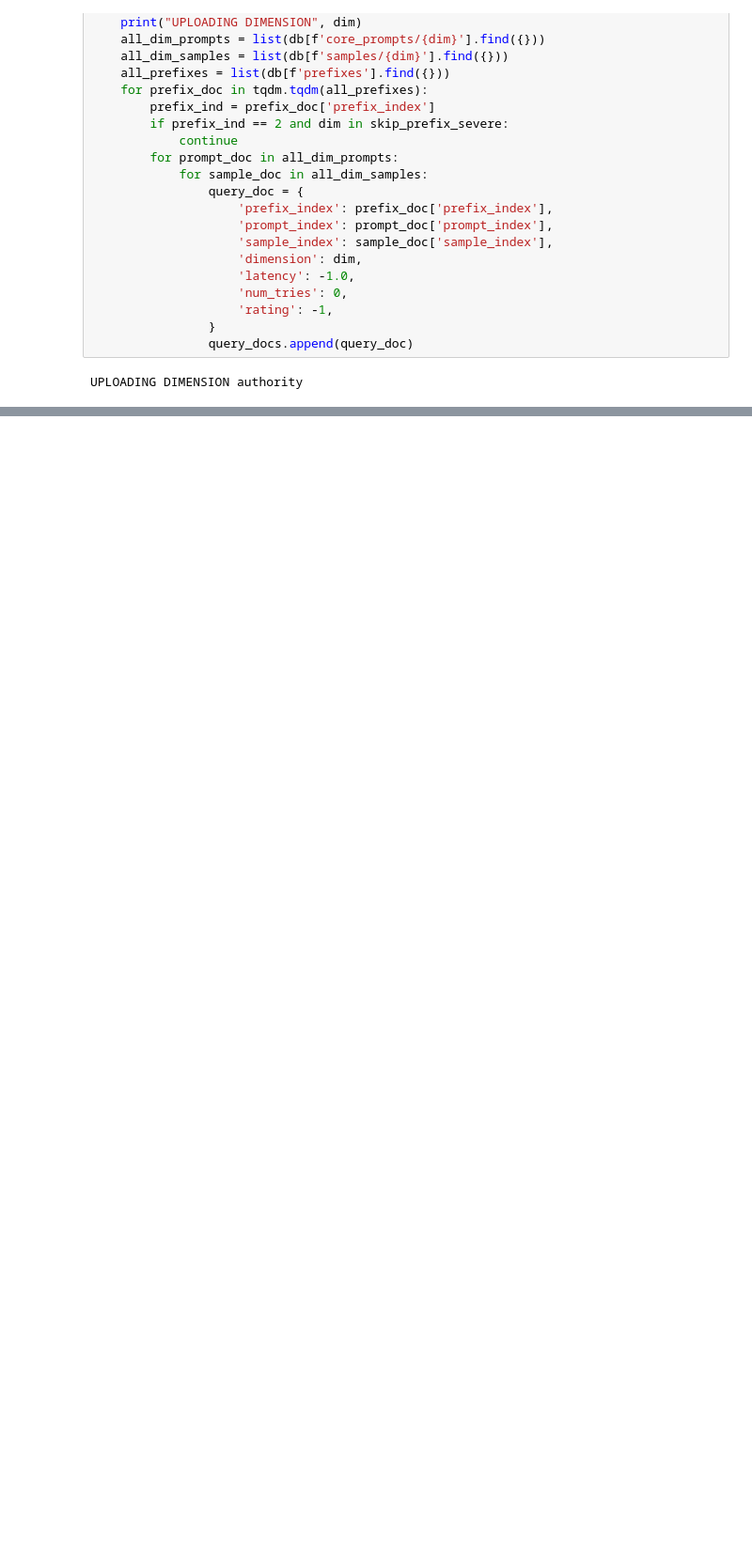
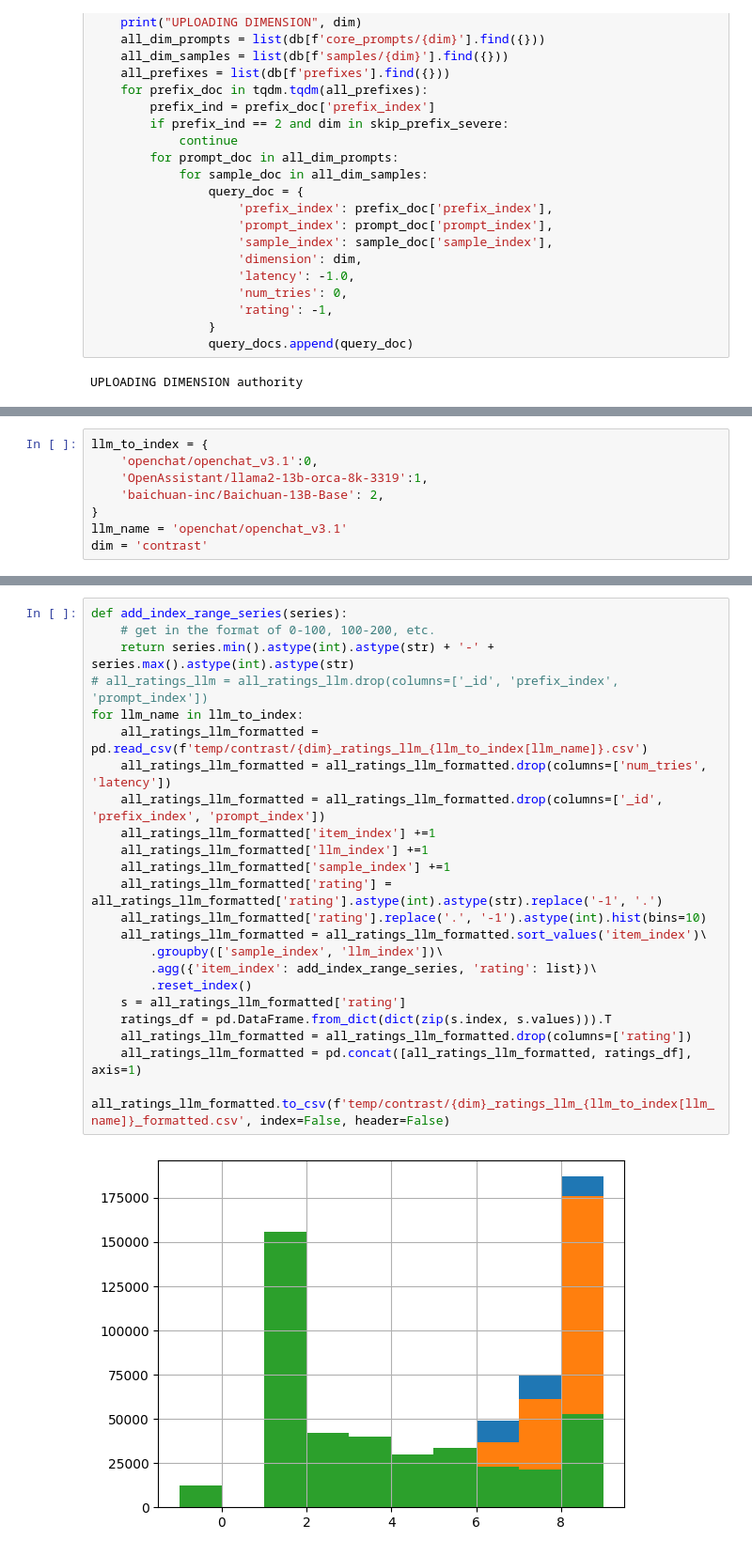
Before and after one commit to TruMind-ai/calibration-scripts, a Jupyter notebook: mongo_fixer.ipynb, the cells around one changed output, grey strips where cells are left out. Shown at 94% size. Drawn from its saved outputs; the diff is of its cells as text; blank space fills up the shorter version.

Commit message:
openchat starup, formatting pipeline

```diff
--- a/mongo_fixer.ipynb
+++ b/mongo_fixer.ipynb
@@ -91,0 +108,8 @@ db
+# %%
+llm_to_index = {
+    'openchat/openchat_v3.1':0,
+    'OpenAssistant/llama2-13b-orca-8k-3319':1,
+    'baichuan-inc/Baichuan-13B-Base': 2,
+}
+llm_name = 'openchat/openchat_v3.1'
+dim = 'contrast'
@@ -91,0 +136,25 @@ db
+# %%
+def add_index_range_series(series):
+    # get in the format of 0-100, 100-200, etc.
+    return series.min().astype(int).astype(str) + '-' + series.max().astype(int).astype(str)
+# all_ratings_llm = all_ratings_llm.drop(columns=['_id', 'prefix_index', 'prompt_index'])
+for llm_name in llm_to_index:
+    all_ratings_llm_formatted = pd.read_csv(f'temp/contrast/{dim}_ratings_llm_{llm_to_index[llm_name]}.csv')
+    all_ratings_llm_formatted = all_ratings_llm_formatted.drop(columns=['num_tries', 'latency'])
+    all_ratings_llm_formatted = all_ratings_llm_formatted.drop(columns=['_id', 'prefix_index', 'prompt_index'])
+    all_ratings_llm_formatted['item_index'] +=1
+    all_ratings_llm_formatted['llm_index'] +=1
+    all_ratings_llm_formatted['sample_index'] +=1
+    all_ratings_llm_formatted['rating'] = all_ratings_llm_formatted['rating'].astype(int).astype(str).replace('-1', '.')
+    all_ratings_llm_formatted['rating'].replace('.', '-1').astype(int).hist(bins=10)
+    all_ratings_llm_formatted = all_ratings_llm_formatted.sort_values('item_index')\
+        .groupby(['sample_index', 'llm_index'])\
+        .agg({'item_index': add_index_range_series, 'rating': list})\
+        .reset_index()
+    s = all_ratings_llm_formatted['rating']
+    ratings_df = pd.DataFrame.from_dict(dict(zip(s.index, s.values))).T
+    all_ratings_llm_formatted = all_ratings_llm_formatted.drop(columns=['rating'])
+    all_ratings_llm_formatted = pd.concat([all_ratings_llm_formatted, ratings_df], axis=1)
+    all_ratings_llm_formatted.to_csv(f'temp/contrast/{dim}_ratings_llm_{llm_to_index[llm_name]}_formatted.csv', index=False, header=False)
+# %% [output]
+[figure, added]
```
Also changed, not shown: parts of 16 cells of this notebook, 2 other files.
